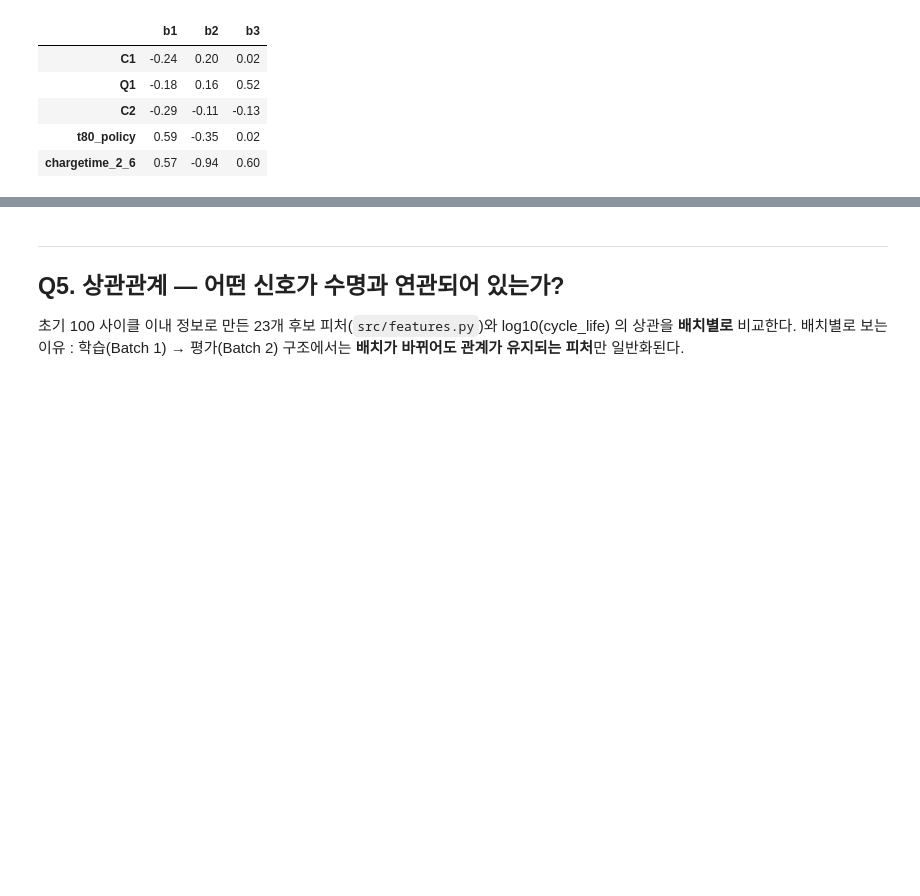
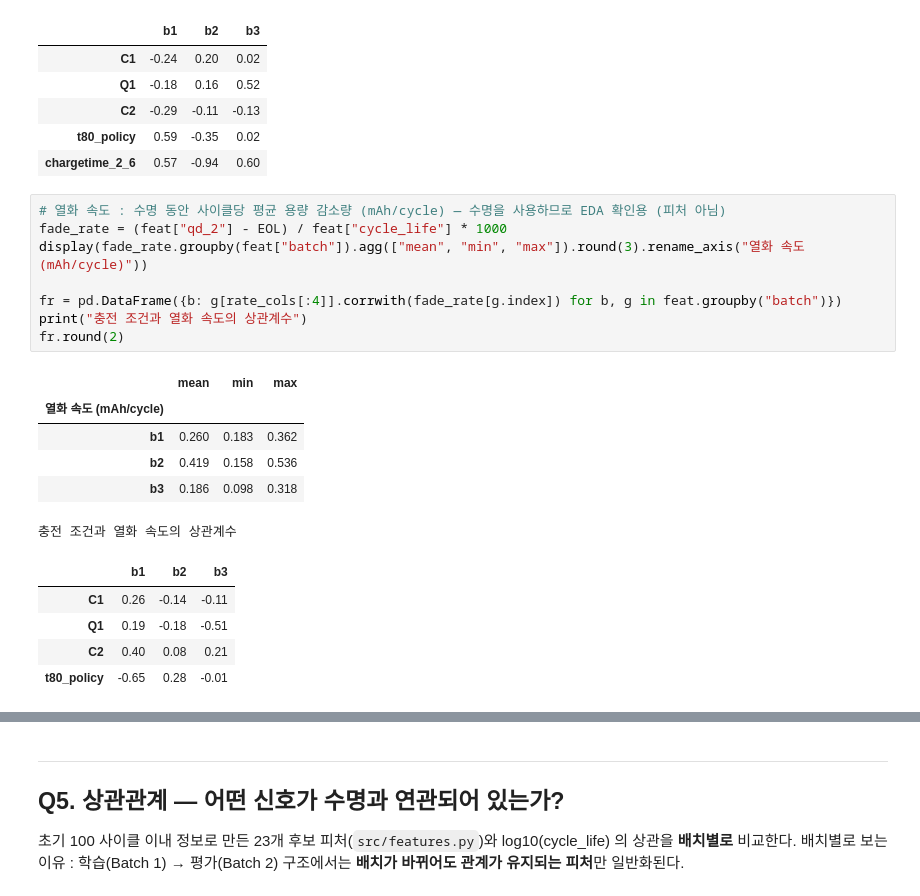
Before and after one commit to apej460/ess-battery-project, a Jupyter notebook: notebooks/01_EDA.ipynb, the cells around one changed output, grey strips where cells are left out. Saved outputs shown, nothing was run; the diff lists cells and outputs as text; blank space fills up the shorter version.

Commit message:
DAY1: EDA 보완 - 유독 짧은 셀 분석, 충전 패턴과 열화 속도 상관
- Q1: 배치별 가장 짧은 셀과 5C 이상 고속 충전 구간 비율 확인
- Q4: 충전 조건과 열화 속도(사이클당 평균 용량 감소)의 상관 분석
- README: 위 내용 요약 추가

```diff
--- a/notebooks/01_EDA.ipynb
+++ b/notebooks/01_EDA.ipynb
@@ -630,6 +660,26 @@ log10(cycle_life) 와의 상관계수
 | C2 | -0.29 | -0.11 | -0.13 |
 | t80_policy | 0.59 | -0.35 | 0.02 |
 | chargetime_2_6 | 0.57 | -0.94 | 0.60 |
+# %%
+# 열화 속도 : 수명 동안 사이클당 평균 용량 감소량 (mAh/cycle) — 수명을 사용하므로 EDA 확인용 (피처 아님)
+fade_rate = (feat["qd_2"] - EOL) / feat["cycle_life"] * 1000
+display(fade_rate.groupby(feat["batch"]).agg(["mean", "min", "max"]).round(3).rename_axis("열화 속도 (mAh/cycle)"))
+
+fr = pd.DataFrame({b: g[rate_cols[:4]].corrwith(fade_rate[g.index]) for b, g in feat.groupby("batch")})
+print("충전 조건과 열화 속도의 상관계수")
+fr.round(2)
+# %% [output]
+|  | mean | min | max |
+| 열화 속도 (mAh/cycle) |  |  |  |
+| b1 | 0.260 | 0.183 | 0.362 |
+| b2 | 0.419 | 0.158 | 0.536 |
+| b3 | 0.186 | 0.098 | 0.318 |
+충전 조건과 열화 속도의 상관계수
+|  | b1 | b2 | b3 |
+| C1 | 0.26 | -0.14 | -0.11 |
+| Q1 | 0.19 | -0.18 | -0.51 |
+| C2 | 0.40 | 0.08 | 0.21 |
+| t80_policy | -0.65 | 0.28 | -0.01 |
 # %% [markdown]
 **[Q4 해석]**
 
```
Also changed, not shown: parts of 3 cells of this notebook, 1 other file.
